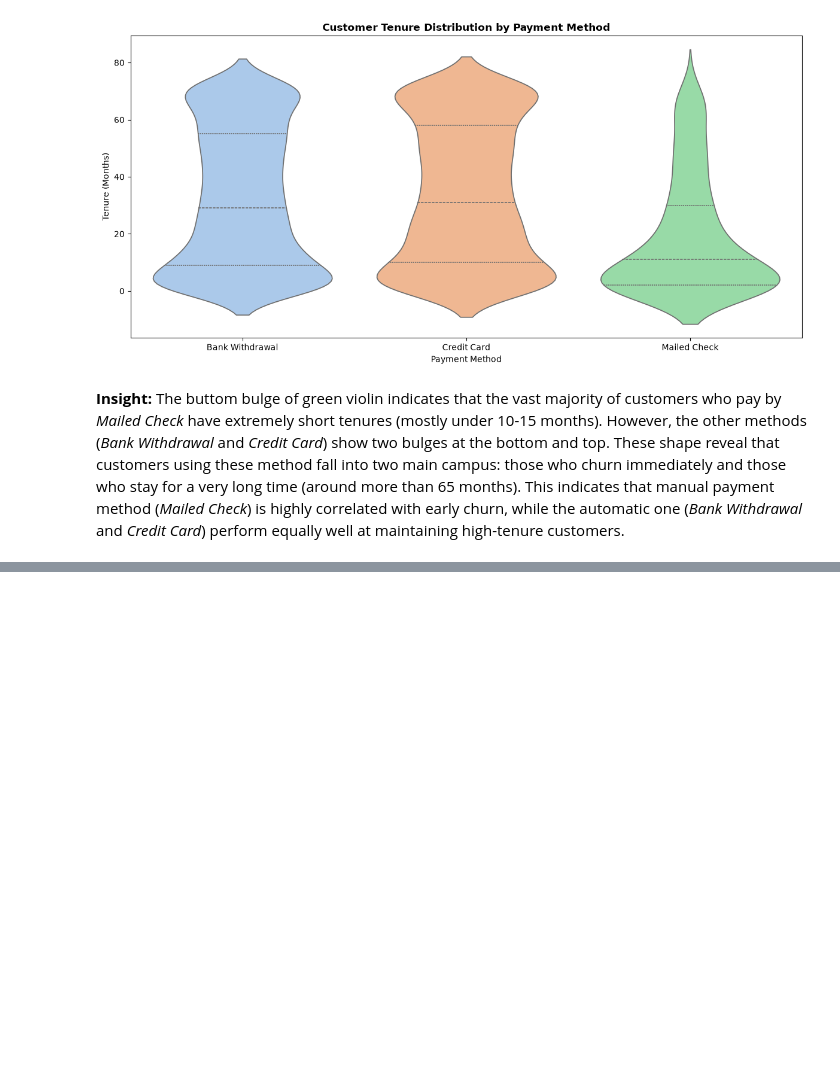
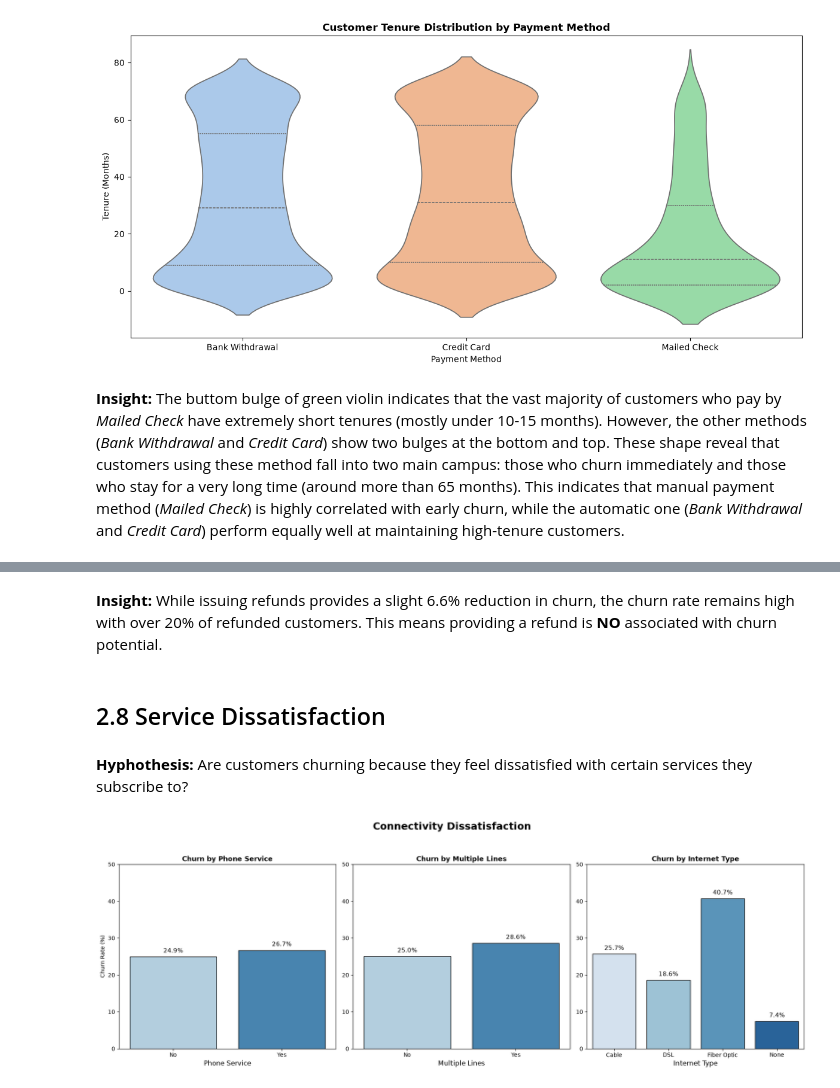
Before and after one commit to n44th44nn/Telco-Customer-Churn-Analysis, a Jupyter notebook: Notebooks/early_preprocessing.ipynb, the cells around one changed output, grey strips where cells are left out. Drawn from its saved outputs; the diff is of its cells as text; code cells hidden in the pictures; blank space fills up the shorter version.

```diff
--- a/Notebooks/early_preprocessing.ipynb
+++ b/Notebooks/early_preprocessing.ipynb
@@ -371,0 +453,48 @@ plt.show()
+# %% [markdown]
+**Insight:** While issuing refunds provides a slight 6.6% reduction in churn, the churn rate remains high with over 20% of refunded customers. This means providing a refund is **NO** associated with churn potential.
+# %% [markdown]
+## 2.8 Service Dissatisfaction
+# %% [markdown]
+**Hyphothesis:** Are customers churning because they feel dissatisfied with certain services they subscribe to?
+# %%
+connectivity_cols = ['Phone Service', 'Multiple Lines', 'Internet Type']
+
+fig, axes = plt.subplots(1, 3, figsize=(18, 6))
+
+for i, col in enumerate(connectivity_cols):
+
+    churn_data = pd.crosstab(df[col], df['Churn Label'], normalize='index')
+    churn_data['Churn Rate (%)'] = churn_data['Yes'] * 100
+
+    sns.barplot(
+        x=churn_data.index,
+        y=churn_data['Churn Rate (%)'],
+        ax=axes[i],
+        palette='Blues',
+        edgecolor='black'
+    )
+
+    axes[i].set_title(f'Churn by {col}', fontweight='bold')
+    axes[i].set_xlabel(col, fontsize=12)
+    axes[i].set_ylabel('Churn Rate (%)' if i == 0 else '')
+
+    axes[i].set_ylim(0, 50)
+
+    for p in axes[i].patches:
+        if p.get_height() > 0:
+            axes[i].annotate(
+                text=f'{p.get_height():.1f}%',
+                xy=(p.get_x() + p.get_width() / 2., p.get_height()),
+                ha='center',
+                va='bottom',
+                fontsize=11,
+                color='black',
+                xytext=(0, 5),
+                textcoords='offset points'
+            )
+
+plt.suptitle('Connectivity Dissatisfaction', fontsize=18, fontweight='bold', y=1.05)
+plt.tight_layout()
+plt.show()
+# %% [output]
+[figure, added]
```
Also changed, not shown: parts of 26 cells of this notebook.
